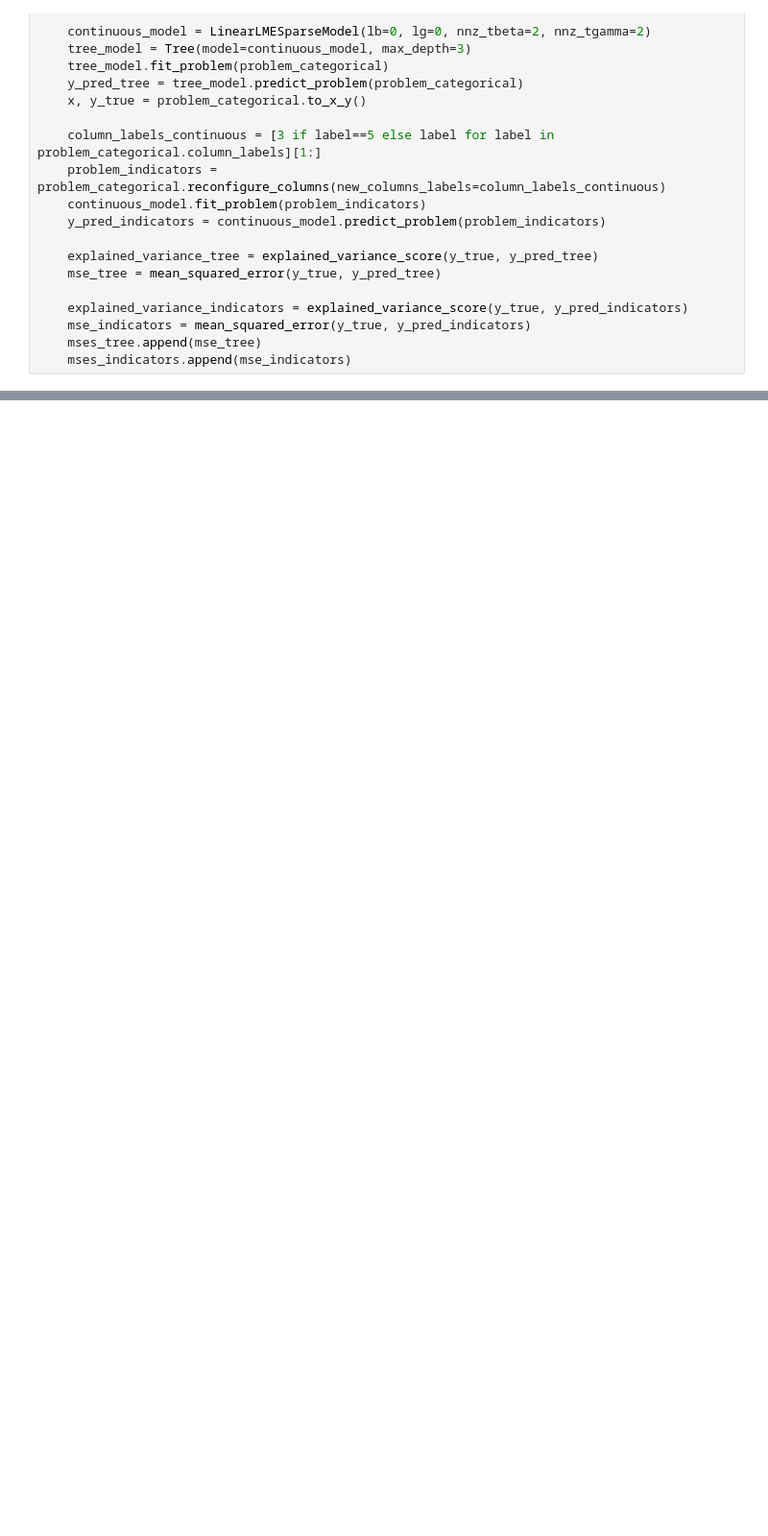
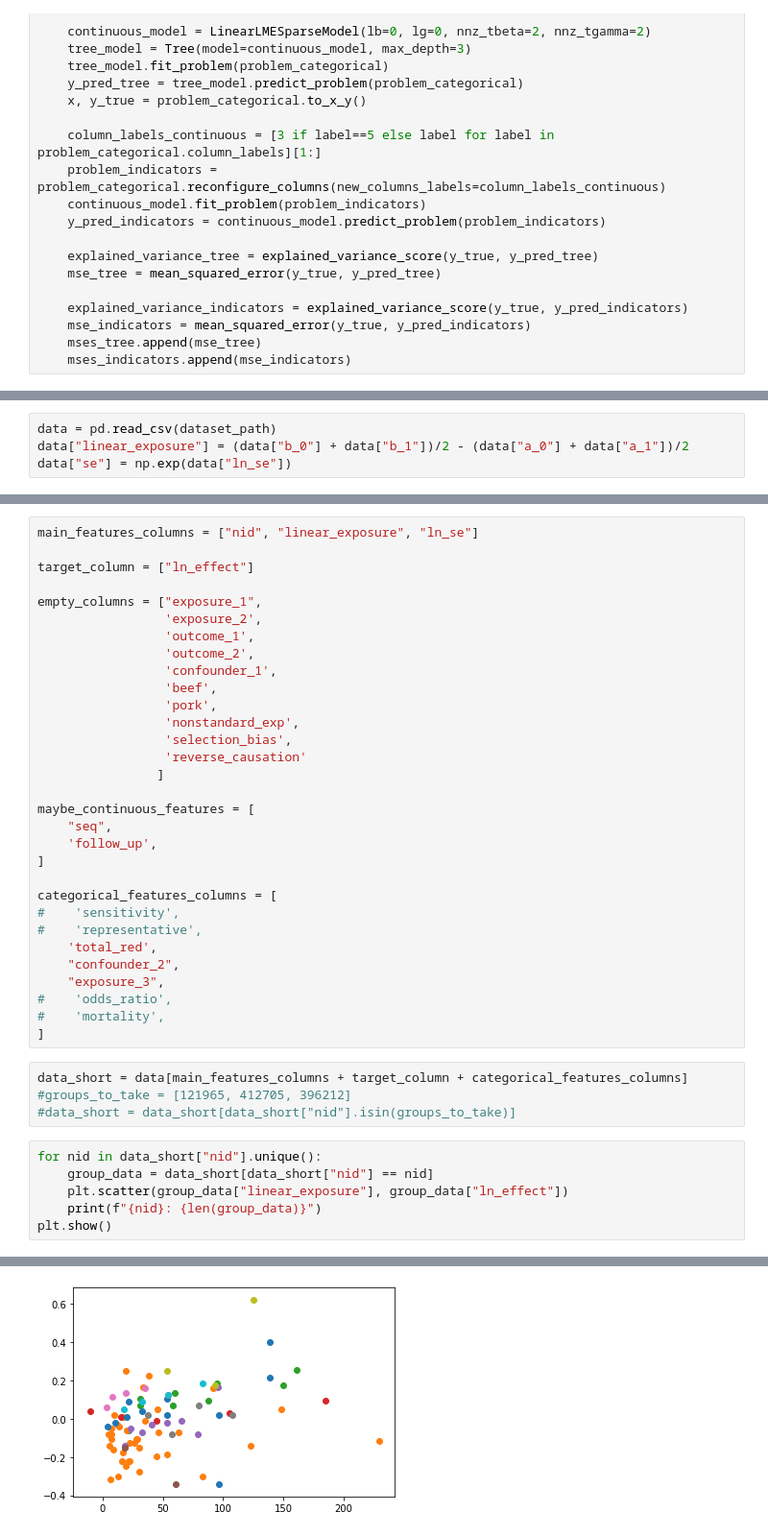
Before and after one commit to aksholokhov/pysr3, a Jupyter notebook: examples/categorical_feature_selection.ipynb, the cells around one changed output, grey strips where cells are left out. Shown at 96% size. Drawn from its saved outputs; the diff is of its cells as text; blank space fills up the shorter version.

```diff
--- a/examples/categorical_feature_selection.ipynb
+++ b/examples/categorical_feature_selection.ipynb
@@ -126,0 +155,4 @@ array([0.45258439, 1.02203168])
+# %%
+data = pd.read_csv(dataset_path)
+data["linear_exposure"] = (data["b_0"] + data["b_1"])/2 - (data["a_0"] + data["a_1"])/2
+data["se"] = np.exp(data["ln_se"])
@@ -126,0 +170,42 @@ array([0.45258439, 1.02203168])
+# %%
+main_features_columns = ["nid", "linear_exposure", "ln_se"]
+
+target_column = ["ln_effect"]
+
+empty_columns = ["exposure_1",
+                 'exposure_2',
+                 'outcome_1',
+                 'outcome_2',
+                 'confounder_1',
+                 'beef',
+                 'pork',
+                 'nonstandard_exp',
+                 'selection_bias',
+                 'reverse_causation'
+                ]
+
+maybe_continuous_features = [
+    "seq",
+    'follow_up',
+]
+
+categorical_features_columns = [
+#    'sensitivity',
+#    'representative',
+    'total_red',
+    "confounder_2",
+    "exposure_3",
+#    'odds_ratio',
+#    'mortality',
+]
+# %%
+data_short = data[main_features_columns + target_column + categorical_features_columns]
+#groups_to_take = [121965, 412705, 396212]
+#data_short = data_short[data_short["nid"].isin(groups_to_take)]
+# %%
+for nid in data_short["nid"].unique():
+    group_data = data_short[data_short["nid"] == nid]
+    plt.scatter(group_data["linear_exposure"], group_data["ln_effect"])
+    print(f"{nid}: {len(group_data)}")
+plt.show()
+# %% [output]
@@ -126,0 +223 @@ array([0.45258439, 1.02203168])
+[figure, added]
```
Also changed, not shown: parts of 21 cells of this notebook.
